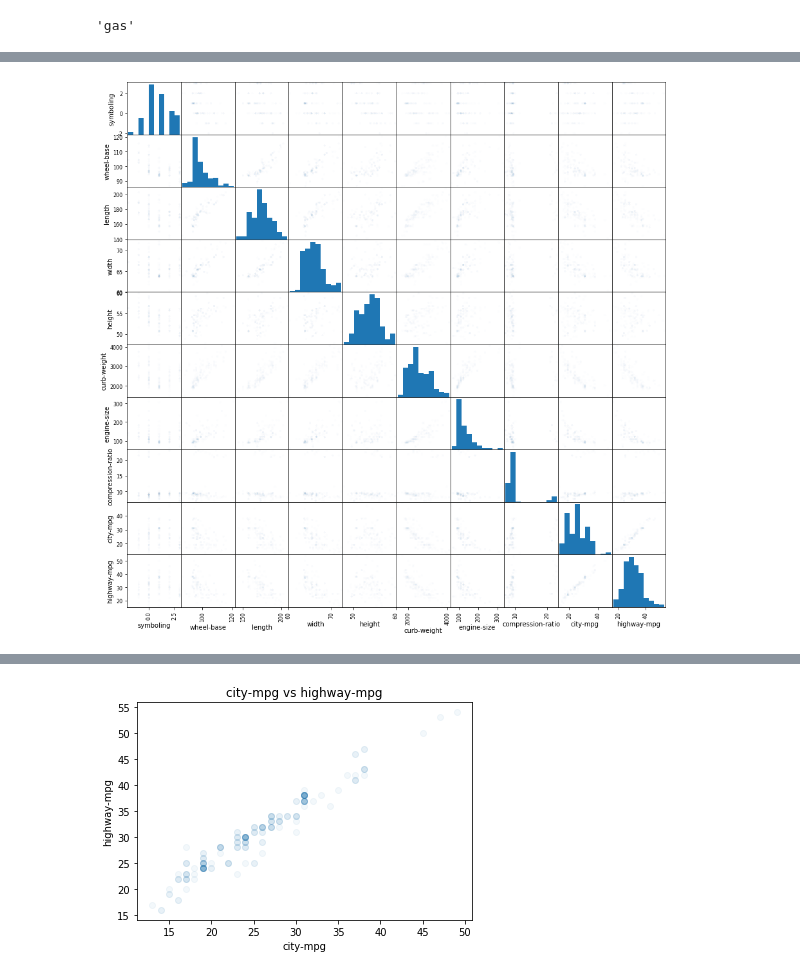
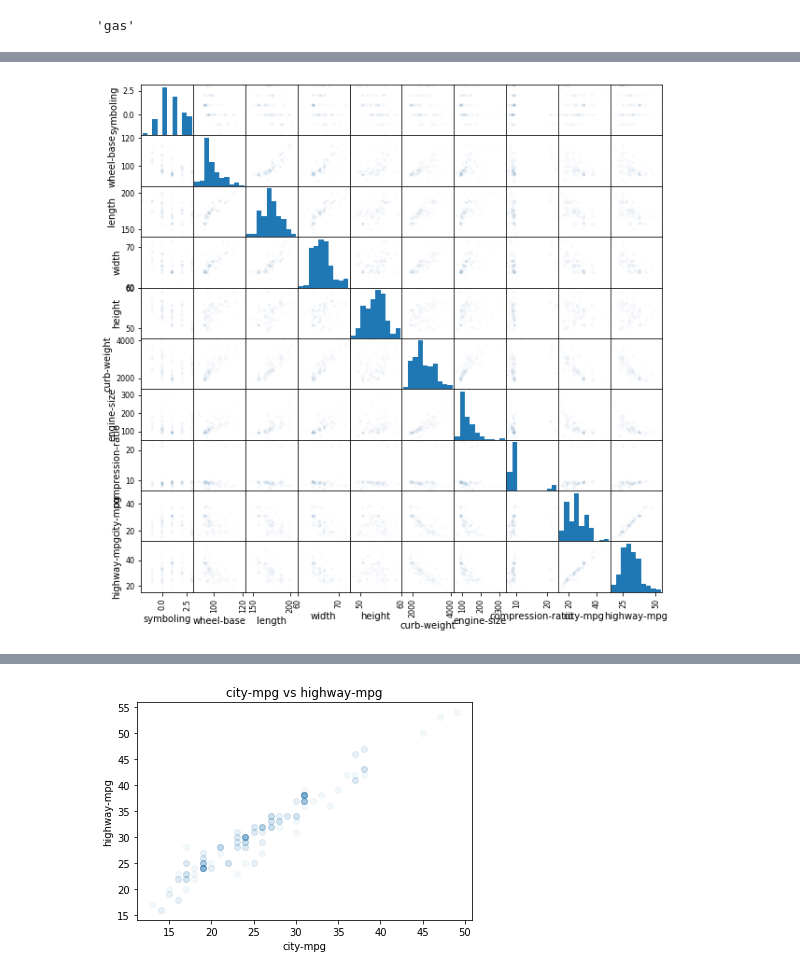
Before and after one commit to senyamac/ML, a Jupyter notebook: lab1.ipynb, the cells around one changed output, grey strips where cells are left out. Saved outputs shown, nothing was run; the diff lists cells and outputs as text; code cells hidden in the pictures.

```diff
--- a/lab1.ipynb
+++ b/lab1.ipynb
@@ -9,7 +9,7 @@ import pandas as pd
 #url = 'https://archive.ics.uci.edu/ml/machine-learning-databases/autos/imports-85.data'
 url = '/Users/maackiarsenij/imports-85.data'
 data = pd.read_csv(url, sep = ',', engine='python')
-data.columns = ['symboling', 'normalized-losses', 'make', 'fuel-type', 'aspiration', 'num-of-doors', 'body-style', 'drive-wheels', 'engine-location', 'wheel-base', 'length', 'width', 'height', 'curb-weight', 'engine-type', 'num-of-cylinders', 'engine-size', 'fuel-system','bore', 'stroke', 'compression-ratio', 'horsepower', 'peak-rpm', 'city-mpg', 'highway-mpg', 'price']
+data.columns = ['symboling', 'normalized_losses', 'make', 'fuel-type', 'aspiration', 'num_of_doors', 'body-style', 'drive-wheels', 'engine-location', 'wheel-base', 'length', 'width', 'height', 'curb-weight', 'engine-type', 'num-of-cylinders', 'engine-size', 'fuel-system','bore', 'stroke', 'compression-ratio', 'horsepower', 'peak_rpm', 'city-mpg', 'highway-mpg', 'price']
 # %%
 type(data)
 # %% [output]
@@ -138,10 +138,10 @@ data.describe()
 | max | 3.000000 | 120.900000 | 208.100000 | 72.300000 | 59.800000 | 4066.000000 | 326.000000 | 23.000000 | ... |
 # %%
 from pandas.plotting import scatter_matrix
-scatter_matrix(data, alpha = .01, figsize = (15, 15))
+scatter_matrix(data, alpha = .01, figsize = (10, 10))
 pass
 # %% [output]
-[figure, old version]
+[figure, new version]
 # %%
 data.corr()
 # %% [output]
```
Also changed, not shown: parts of 75 cells of this notebook.
